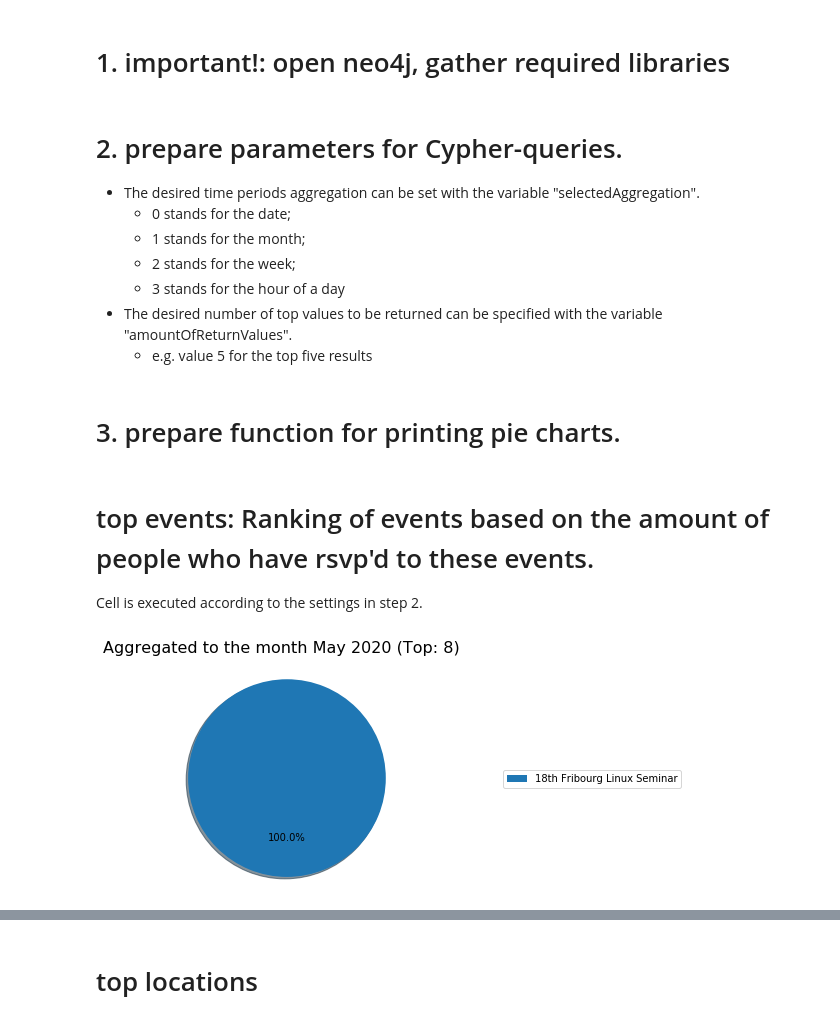
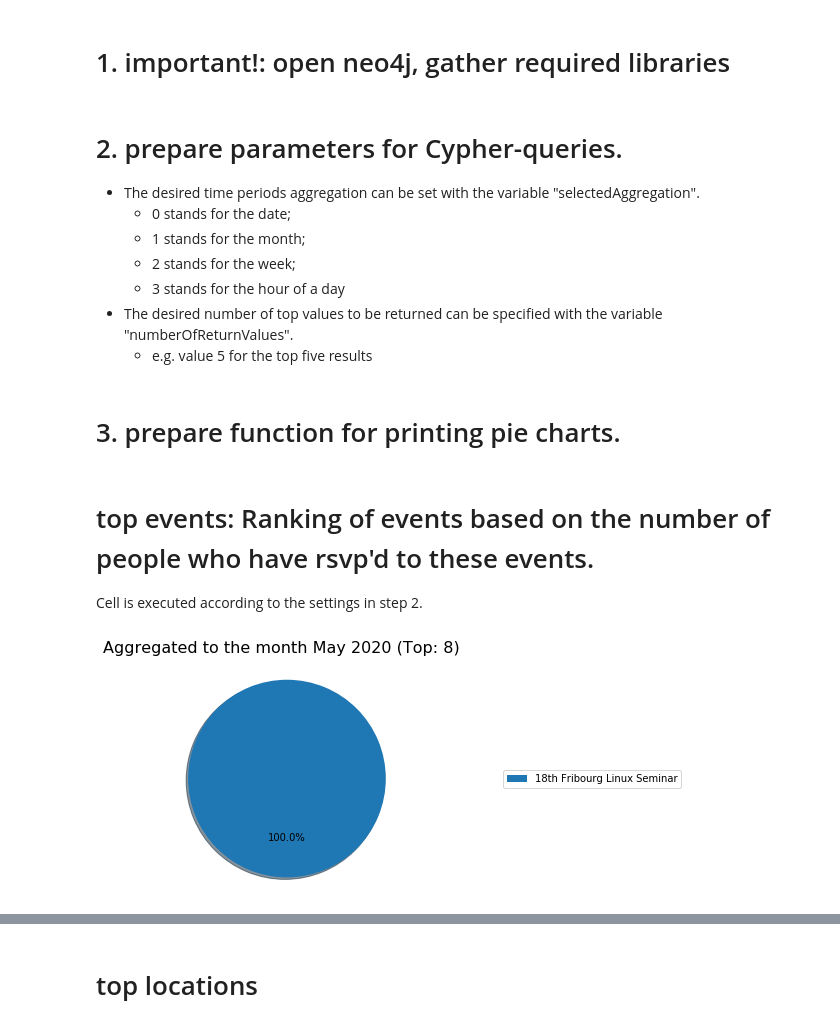
Before and after one commit to sogukma/MeetupGraphAnalysis, a Jupyter notebook: Querying Trends.ipynb, the cells around one changed output, grey strips where cells are left out. Saved outputs shown, nothing was run; the diff lists cells and outputs as text; code cells hidden in the pictures.

```diff
--- a/Querying Trends.ipynb
+++ b/Querying Trends.ipynb
@@ -24,14 +24,14 @@ graph = driver.session()
     - 1 stands for the month;
     - 2 stands for the week;
     - 3 stands for the hour of a day
-* The desired number of top values to be returned can be specified with the variable "amountOfReturnValues".
+* The desired number of top values to be returned can be specified with the variable "numberOfReturnValues".
     - e.g. value 5 for the top five results
 # %%
 # 0 = date; 1=month; 2=week; 3=clock
 dateAggregationOptions = ["date(datetime({epochmillis:toInt(e.time)}))", "date.truncate('month',datetime({epochmillis:toInt(e.time)}))", "date.truncate('week',datetime({epochmillis:toInt(e.time)}), {dayOfWeek:2})" , "time.truncate('hour',(datetime({epochmillis:toInt(e.time)})))"]
 selectedAggregation = 1
 dateAggregation = dateAggregationOptions[selectedAggregation]
-amountOfReturnValues = "8"
+numberOfReturnValues = "8"
 # %% [markdown]
 # 3. prepare function for printing pie charts.
 # %%
@@ -59,7 +59,7 @@ def printPieChart(date2,data, chartLabels):
         date2 = datetime.strptime(str(date2),'%H:%M:%S.%f000').strftime('%H')
 
 
-    plt.suptitle('Aggregated to the '+dateAggregationForChartTitle+" "+ str(date2) +" (Top: "+amountOfReturnValues+")", fontsize=16)
+    plt.suptitle('Aggregated to the '+dateAggregationForChartTitle+" "+ str(date2) +" (Top: "+numberOfReturnValues+")", fontsize=16)
     labels = chartLabels
     sizes = data
     patches, l, texts = plt.pie(sizes, shadow=True, startangle=90, autopct='%0.1f%%')
@@ -69,22 +69,20 @@ def printPieChart(date2,data, chartLabels):
     plt.axis('equal')
     plt.show()
 # %% [markdown]
-# top events: Ranking of events based on the amount of people who have rsvp'd to these events.
+# top events: Ranking of events based on the number of people who have rsvp'd to these events.
 Cell is executed according to the settings in step 2.
 # %%
 def get_top_events(tx):
-    for record in tx.run("match (e:Event)<-[r:RSVPd]-(p:Person) with "+dateAggregation+" as date, count(r) as rsvp_count, e.name as name  order by rsvp_count desc return date, collect(rsvp_count)[.."+amountOfReturnValues+"] as rsvp_amount, collect(name)[.."+amountOfReturnValues+"] as event_name order by date desc"):
+    for record in tx.run("match (e:Event)<-[r:RSVPd]-(p:Person) with "+dateAggregation+" as date, count(r) as rsvp_count, e.name as name  order by rsvp_count desc return date, collect(rsvp_count)[.."+numberOfReturnValues+"] as rsvp_number, collect(name)[.."+numberOfReturnValues+"] as event_name order by date desc"):
 
-        rsvpcount_events = list(zip(record['rsvp_amount'], record['event_name']))
+        rsvpcount_events = list(zip(record['rsvp_number'], record['event_name']))
 
-        printPieChart(record["date"],record['rsvp_amount'],record['event_name'])
- #       printPieChartModern(record["date"],record['rsvp_amount'],record['event_name'])
- #       tablePrint(record["date"], rsvpcount_events, ['rsvp_amount', 'event_name'])
+        printPieChart(record["date"],record['rsvp_number'],record['event_name'])
 
 with driver.session() as session:
     session.read_transaction(get_top_events)
 # %% [output]
-[figure, old version]
+[figure, new version]
 [figure]
 [figure]
 [figure]
```
Also changed, not shown: parts of 5 cells of this notebook, 1 other file.
